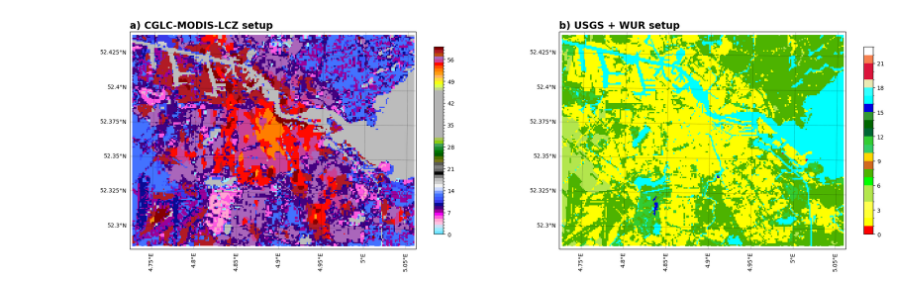
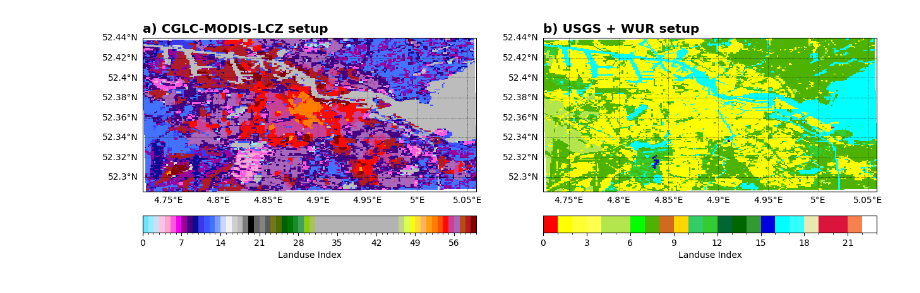
Before and after one commit to Urban-M4/snakemake-wrf, a Jupyter notebook: plot_output_files.ipynb, the cells around one changed output. Cells and saved outputs as stored; diff of their text form; code cells hidden in the pictures.

```diff
--- a/plot_output_files.ipynb
+++ b/plot_output_files.ipynb
@@ -10,7 +12,7 @@ import matplotlib.pyplot as plt
 from matplotlib.colors import BoundaryNorm
 from matplotlib.colors import LinearSegmentedColormap
 # %%
-usgs_file = Dataset('/home/cdonnely/Urban-M4/misc/workflows/snakemake/output/usgs/wrfout_test')
-wur_file = Dataset('/home/cdonnely/Urban-M4/misc/workflows/snakemake/output/wur/wrfout_test')
-wur_lcz_file = Dataset('/home/cdonnely/Urban-M4/misc/workflows/snakemake/output/wur_lcz/wrfout_test')
-modis_file = Dataset('/home/cdonnely/Urban-M4/misc/workflows/snakemake/output/modis_lcz/wrfout_test')
+usgs_file = salem.open_wrf_dataset('/home/cdonnely/Urban-M4/misc/workflows/snakemake/output/usgs/wrfout_test')
+wur_file = salem.open_wrf_dataset('/home/cdonnely/Urban-M4/misc/workflows/snakemake/output/wur/wrfout_test')
+wur_lcz_file = salem.open_wrf_dataset('/home/cdonnely/Urban-M4/misc/workflows/snakemake/output/wur_lcz/wrfout_test')
+modis_file = salem.open_wrf_dataset('/home/cdonnely/Urban-M4/misc/workflows/snakemake/output/modis_lcz/wrfout_test')
@@ -48,3 +19,8 @@ cart_proj = wrf.get_cartopy(usgs_luindex)
+# %%
+usgs_luindex = usgs_file.LU_INDEX.isel(time=4)
+wur_luindex = wur_file.LU_INDEX.isel(time=4)
+wur_lcz_luindex = wur_lcz_file.LU_INDEX.isel(time=4)
+modis_luindex = modis_file.LU_INDEX.isel(time=4)
 # %%
 c_modis = [
     [0.43, 0.89, 1.0],
@@ -139,35 +115,36 @@ ax_options = {
 }
 title_options = {
     'loc': 'left',
-    'fontsize': 'xx-large',
+    'fontsize': 'x-large',
     'fontweight': 'bold',
 }
-extent = [np.min(lon), np.max(lon), np.min(lat), np.max(lat)]
+proj = ccrs.PlateCarree()
+extent = [usgs_luindex.lon.min(), usgs_luindex.lon.max(), usgs_luindex.lat.min(), usgs_luindex.lat.max()]
 # %%
-fig = plt.figure(figsize=(25, 10))
-ax1 = fig.add_subplot(1, 2, 1, projection=cart_proj)
+fig = plt.figure(figsize=(15, 5))
+ax1 = fig.add_subplot(1, 2, 1, projection=proj)
 gl1 = ax1.gridlines(**ax_options)
 gl1.right_labels = False
 gl1.top_labels = False
 ax1.set_extent(extent)
 ct1 = ax1.pcolormesh(
-    lon, lat, wrf.to_np(modis_luindex), cmap=cmap2, norm=norm2, transform=ccrs.PlateCarree()
+    modis_luindex.lon, modis_luindex.lat, modis_luindex, cmap=cmap2, norm=norm2, transform=ccrs.PlateCarree()
 )
 ax1.coastlines(linewidth=1.0, resolution='10m')
 ax1.set_title('a) CGLC-MODIS-LCZ setup', **title_options)
-cbar1 = fig.colorbar(ct1, ax=ax1, shrink=0.6)
+cbar = fig.colorbar(ct1, orientation='horizontal', fraction=0.09, pad=0.1, label='Landuse Index', ax=ax1)
 #cbar1.ax.set_yticklabels(labels)
 
-ax2 = fig.add_subplot(1, 2, 2, projection=cart_proj)
+ax2 = fig.add_subplot(1, 2, 2, projection=proj)
 gl2 = ax2.gridlines(**ax_options)
 gl2.right_labels = False
 gl2.top_labels = False
 ax2.set_extent(extent)
 ct2 = ax2.pcolormesh(
-    lon, lat, wrf.to_np(wur_luindex), cmap=cmap, norm=norm, transform=ccrs.PlateCarree()
+    wur_luindex.lon, wur_luindex.lat, wur_luindex, cmap=cmap, norm=norm, transform=ccrs.PlateCarree()
 )
 ax1.coastlines(linewidth=1.0, resolution='10m')
 ax2.set_title('b) USGS + WUR setup', **title_options)
-cbar2 = fig.colorbar(ct2, ax=ax2, shrink=0.6)
+cbar = fig.colorbar(ct2, orientation='horizontal', fraction=0.09, pad=0.1, label='Landuse Index', ax=ax2)
 # %% [output]
-[figure, old version]
+[figure, new version]
```
Also changed, not shown: parts of 11 cells of this notebook.
